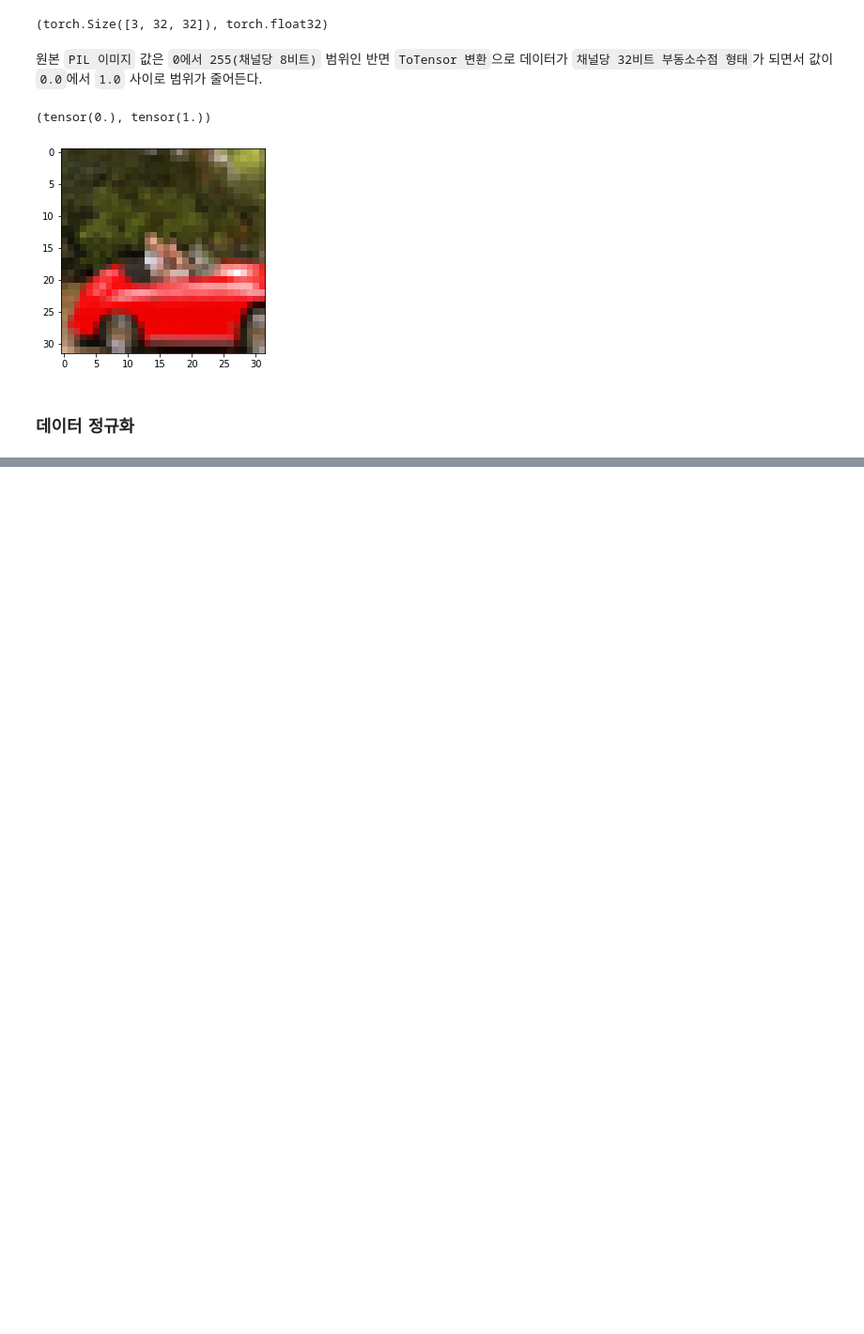
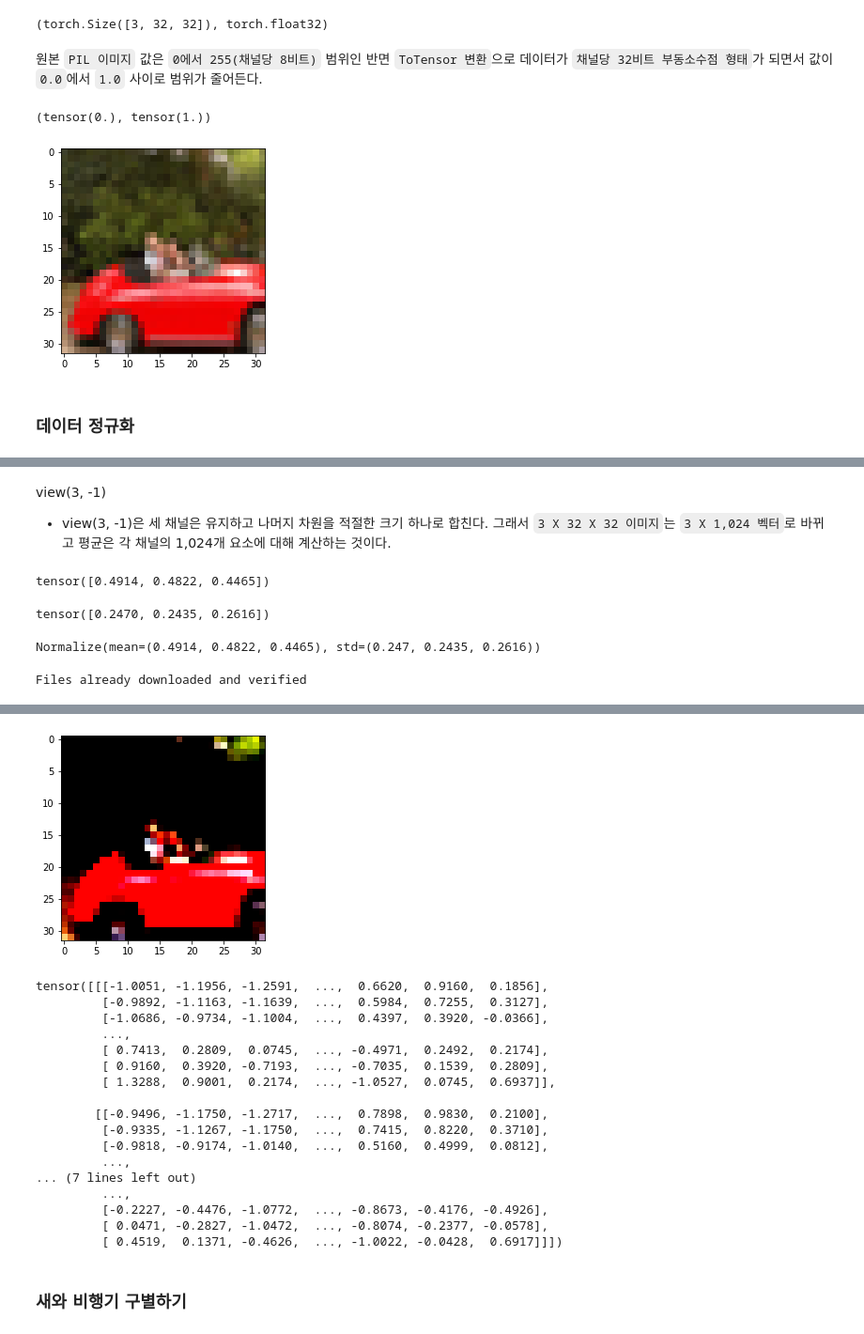
Before and after one commit to nuyhc/RhythmStudy, a Jupyter notebook: 1. PyTorch/PTM_3_박지현.ipynb, the cells around one changed output, grey strips where cells are left out. Shown: that part at 94% size. Cells and saved outputs as stored; diff of their text form; code cells hidden in the pictures; blank space fills up the shorter version.

```diff
--- a/1. PyTorch/PTM_3_박지현.ipynb
+++ b/1. PyTorch/PTM_3_박지현.ipynb
@@ -475,0 +512,33 @@ plt.show()
+# %% [markdown]
+view(3, -1)
+* view(3, -1)은 세 채널은 유지하고 나머지 차원을 적절한 크기 하나로 합친다. 그래서 `3 X 32 X 32 이미지`는 `3 X 1,024 벡터`로 바뀌고 평균은 각 채널의 1,024개 요소에 대해 계산하는 것이다.
+# %%
+imgs.view(3, -1).mean(dim=1)
+# %% [output]
+tensor([0.4914, 0.4822, 0.4465])
+# %%
+imgs.view(3, -1).std(dim=1)
+# %% [output]
+tensor([0.2470, 0.2435, 0.2616])
+# %%
+transforms.Normalize((0.4914, 0.4822, 0.4465), (0.2470, 0.2435, 0.2616))
+# %% [output]
+Normalize(mean=(0.4914, 0.4822, 0.4465), std=(0.247, 0.2435, 0.2616))
+# %%
+transforms_cifar10 = datasets.CIFAR10(
+                     data_path, train = True, download = True,
+                     transform = transforms.Compose([
+                         transforms.ToTensor(),
+                         transforms.Normalize((0.4914, 0.4822, 0.4465),
+                                              (0.2470, 0.2435, 0.2616))
+                     ]))
+# %% [output]
+Files already downloaded and verified
+# %%
+img_t, _ = transforms_cifar10[99]
+
+plt.imshow(img_t.permute(1, 2, 0))
+plt.show()
+
+img_t
+# %% [output]
@@ -475,0 +546,20 @@ plt.show()
+[figure, added]
+tensor([[[-1.0051, -1.1956, -1.2591,  ...,  0.6620,  0.9160,  0.1856],
+         [-0.9892, -1.1163, -1.1639,  ...,  0.5984,  0.7255,  0.3127],
+         [-1.0686, -0.9734, -1.1004,  ...,  0.4397,  0.3920, -0.0366],
+         ...,
+         [ 0.7413,  0.2809,  0.0745,  ..., -0.4971,  0.2492,  0.2174],
+         [ 0.9160,  0.3920, -0.7193,  ..., -0.7035,  0.1539,  0.2809],
+         [ 1.3288,  0.9001,  0.2174,  ..., -1.0527,  0.0745,  0.6937]],
+
+        [[-0.9496, -1.1750, -1.2717,  ...,  0.7898,  0.9830,  0.2100],
+         [-0.9335, -1.1267, -1.1750,  ...,  0.7415,  0.8220,  0.3710],
+         [-0.9818, -0.9174, -1.0140,  ...,  0.5160,  0.4999,  0.0812],
+         ...,
+... (7 lines left out)
+         ...,
+         [-0.2227, -0.4476, -1.0772,  ..., -0.8673, -0.4176, -0.4926],
+         [ 0.0471, -0.2827, -1.0472,  ..., -0.8074, -0.2377, -0.0578],
+         [ 0.4519,  0.1371, -0.4626,  ..., -1.0022, -0.0428,  0.6917]]])
+# %% [markdown]
+### 새와 비행기 구별하기
```
Also changed, not shown: parts of 17 cells of this notebook.
